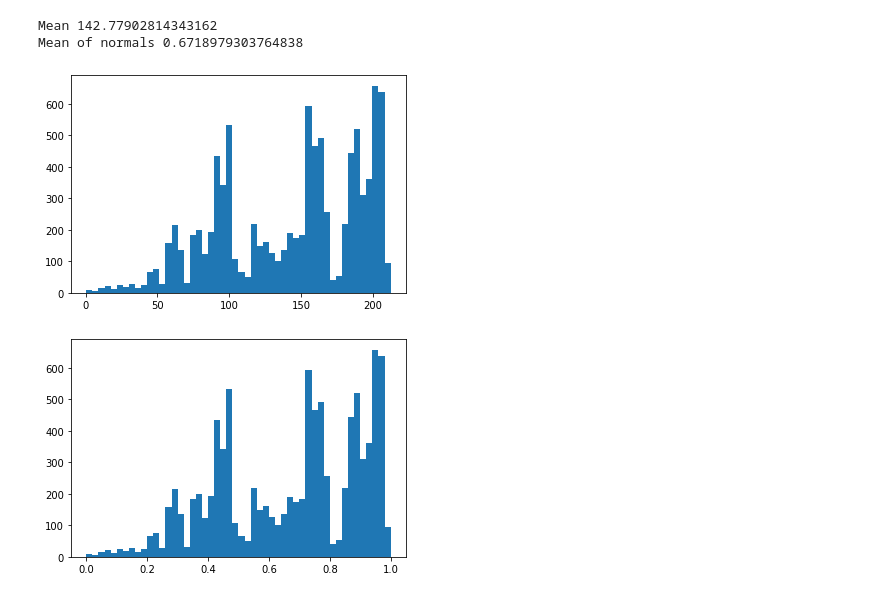
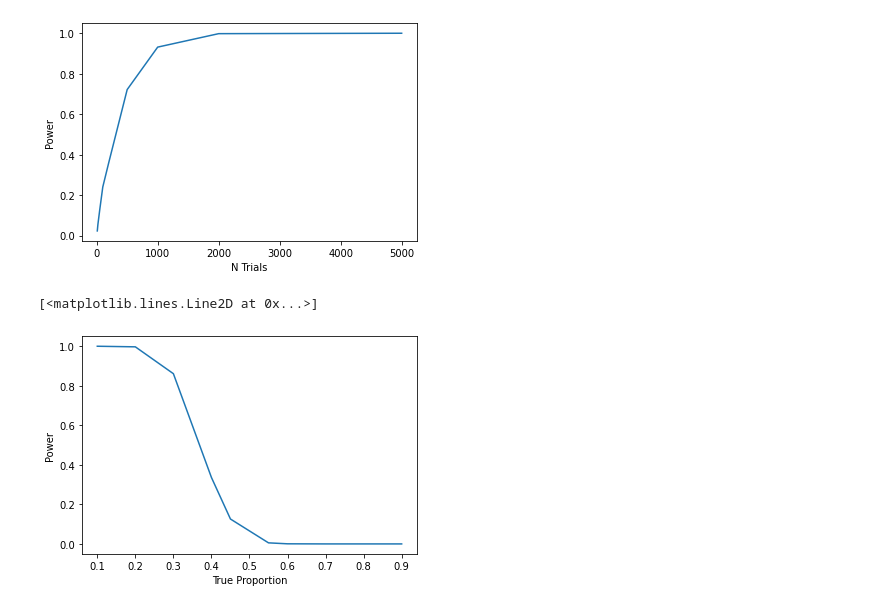
Before and after one commit to Luke-Whitehill/Simulation-Modelling, a Jupyter notebook: Simulating_10.ipynb, the cells around one changed output. Drawn from its saved outputs; the diff is of its cells as text; code cells hidden in the pictures.

```diff
--- a/Simulating_10.ipynb
+++ b/Simulating_10.ipynb
@@ -106,38 +116,0 @@ Mean of normals 0.5310635619800826
-# %%
-transitions = 10000
-states = []
-state = 0.5
-for i in range(1,transitions):
-    proposal = random.uniform(state-1,state+1)
-    paccept = min(1,stats.gamma.pdf(proposal,28,scale=7.958)/stats.gamma.pdf(state,28,scale=7.958))
-    u = random.uniform(0,1)
-    if paccept > u:
-        # print("ACCEPT")
-        state = proposal
-        states.append(state)
-    else:
-        # print("DENY")
-        state = state
-mean = sum(states)/len(states)
-print("Mean", mean)
-
-
-
-
-normals = []
-minimum = min(states)
-maximum = max(states)
-for j in states:
-    norm = (j - minimum)/(maximum-minimum)
-    normals.append(norm)
-normalmean = sum(normals)/len(normals)
-print("Mean of normals", normalmean)
-plt.hist(states, bins = 50)
-plt.show()
-plt.hist(normals, bins = 50)
-plt.show()
-# %% [output]
-Mean 142.77902814343162
-Mean of normals 0.6718979303764838
-[figure, removed]
-[figure, removed]
@@ -143,0 +120,19 @@ Mean of normals 0.6718979303764838
+# %%
+
+x = [10,20,50,100,200,500,1000,2000,5000]
+y = [0.02334,0.05522,0.12737,0.24044,0.3634,0.72167,0.93146,0.997939,1]
+plt.xlabel("N Trials")
+plt.ylabel("Power")
+plt.plot(x, y)
+plt.show()
+# %% [output]
+[figure, added]
+# %%
+x = [0.1,0.2,0.3,0.4,0.45,0.55,0.6,0.7,0.8,0.9]
+y = [1,0.997,0.86117,0.3362,0.12597,0.00539,0.00054,0,0,0]
+plt.xlabel("True Proportion")
+plt.ylabel("Power")
+plt.plot(x, y)
+# %% [output]
+[<matplotlib.lines.Line2D at 0x...>]
+[figure, added]
```
Also changed, not shown: parts of 6 cells of this notebook.
